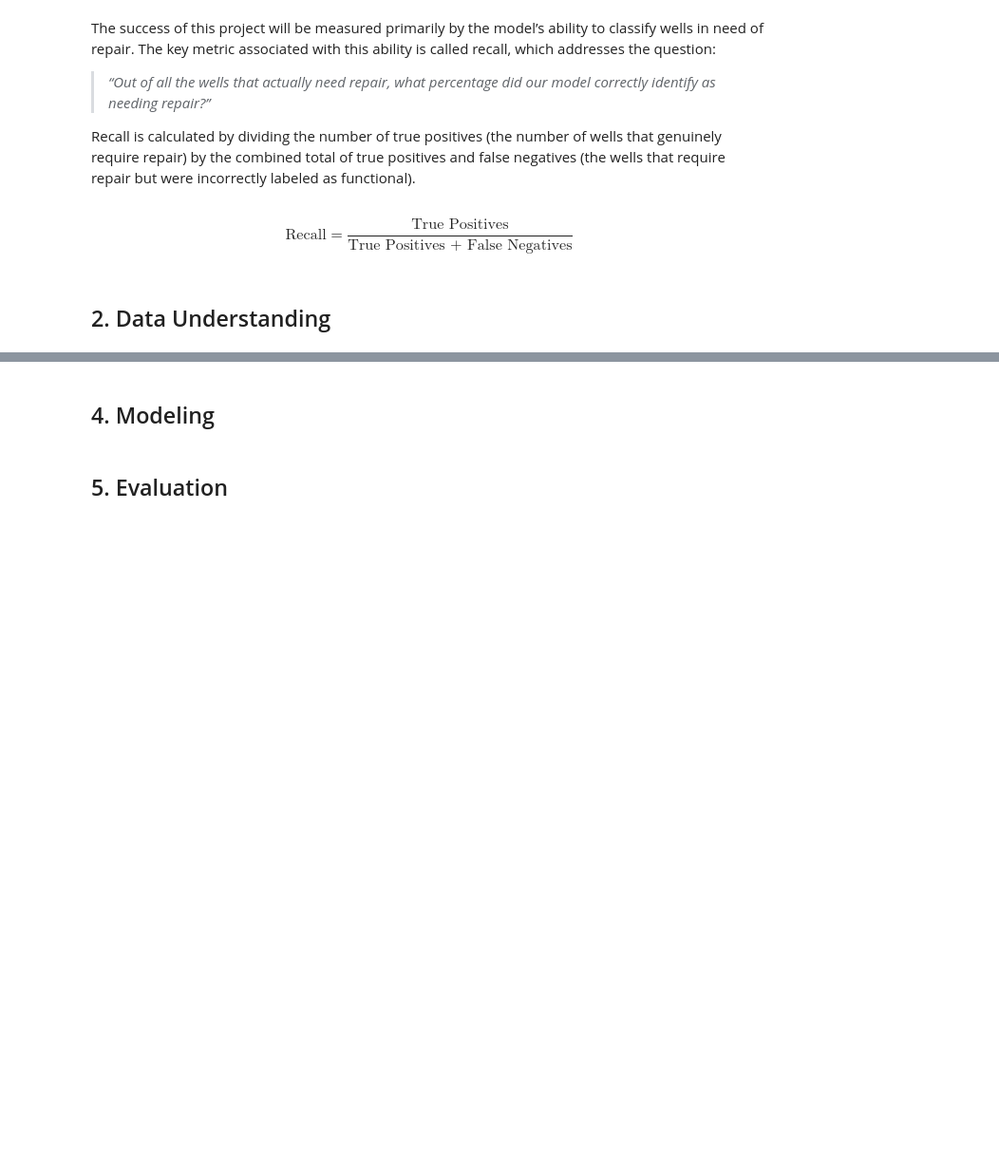
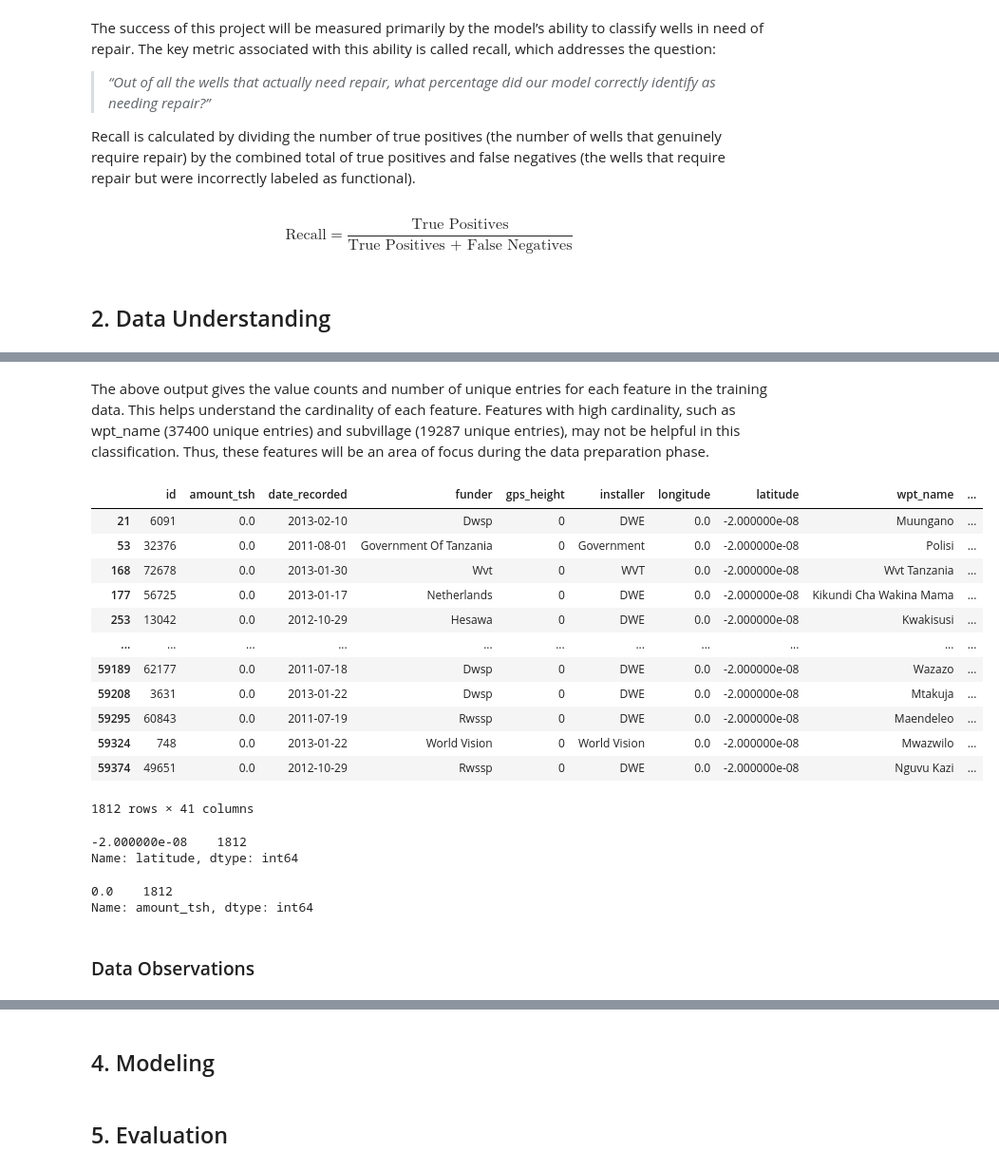
Before and after one commit to ckucewicz/Water_well_classification, a Jupyter notebook: Notebook.ipynb, the cells around one changed output, grey strips where cells are left out. Shown: that part at 95% size. Saved outputs shown, nothing was run; the diff lists cells and outputs as text; code cells hidden in the pictures; blank space fills up the shorter version.

```diff
--- a/Notebook.ipynb
+++ b/Notebook.ipynb
@@ -51,0 +246,33 @@ df_training_data = pd.read_csv('./data/training_set_values.csv')
+# %% [markdown]
+The above output gives the value counts and number of unique entries for each feature in the training data. This helps understand the cardinality of each feature. Features with high cardinality, such as wpt_name (37400 unique entries) and subvillage (19287 unique entries), may not be helpful in this classification. Thus, these features will be an area of focus during the data preparation phase.
+# %%
+# examining the entries of wells with longitude = 0
+training_data[training_data['longitude'] == 0]
+# %% [output]
+|  | id | amount_tsh | date_recorded | funder | gps_height | installer | longitude | latitude | wpt_name | ... |
+| 21 | 6091 | 0.0 | 2013-02-10 | Dwsp | 0 | DWE | 0.0 | -2.000000e-08 | Muungano | ... |
+| 53 | 32376 | 0.0 | 2011-08-01 | Government Of Tanzania | 0 | Government | 0.0 | -2.000000e-08 | Polisi | ... |
+| 168 | 72678 | 0.0 | 2013-01-30 | Wvt | 0 | WVT | 0.0 | -2.000000e-08 | Wvt Tanzania | ... |
+| 177 | 56725 | 0.0 | 2013-01-17 | Netherlands | 0 | DWE | 0.0 | -2.000000e-08 | Kikundi Cha Wakina Mama | ... |
+| 253 | 13042 | 0.0 | 2012-10-29 | Hesawa | 0 | DWE | 0.0 | -2.000000e-08 | Kwakisusi | ... |
+| ... | ... | ... | ... | ... | ... | ... | ... | ... | ... | ... |
+| 59189 | 62177 | 0.0 | 2011-07-18 | Dwsp | 0 | DWE | 0.0 | -2.000000e-08 | Wazazo | ... |
+| 59208 | 3631 | 0.0 | 2013-01-22 | Dwsp | 0 | DWE | 0.0 | -2.000000e-08 | Mtakuja | ... |
+| 59295 | 60843 | 0.0 | 2011-07-19 | Rwssp | 0 | DWE | 0.0 | -2.000000e-08 | Maendeleo | ... |
+| 59324 | 748 | 0.0 | 2013-01-22 | World Vision | 0 | World Vision | 0.0 | -2.000000e-08 | Mwazwilo | ... |
+| 59374 | 49651 | 0.0 | 2012-10-29 | Rwssp | 0 | DWE | 0.0 | -2.000000e-08 | Nguvu Kazi | ... |
+1812 rows × 41 columns
+# %%
+# examining the latitudes of wells with longitude = 0
+training_data[training_data['longitude'] == 0].latitude.value_counts()
+# %% [output]
+-2.000000e-08    1812
+Name: latitude, dtype: int64
+# %%
+# examining the amount_tsh of wells with longitude = 0
+training_data[training_data['longitude'] == 0].amount_tsh.value_counts()
+# %% [output]
+0.0    1812
+Name: amount_tsh, dtype: int64
+# %% [markdown]
+### Data Observations
```
Also changed, not shown: parts of 35 cells of this notebook.
